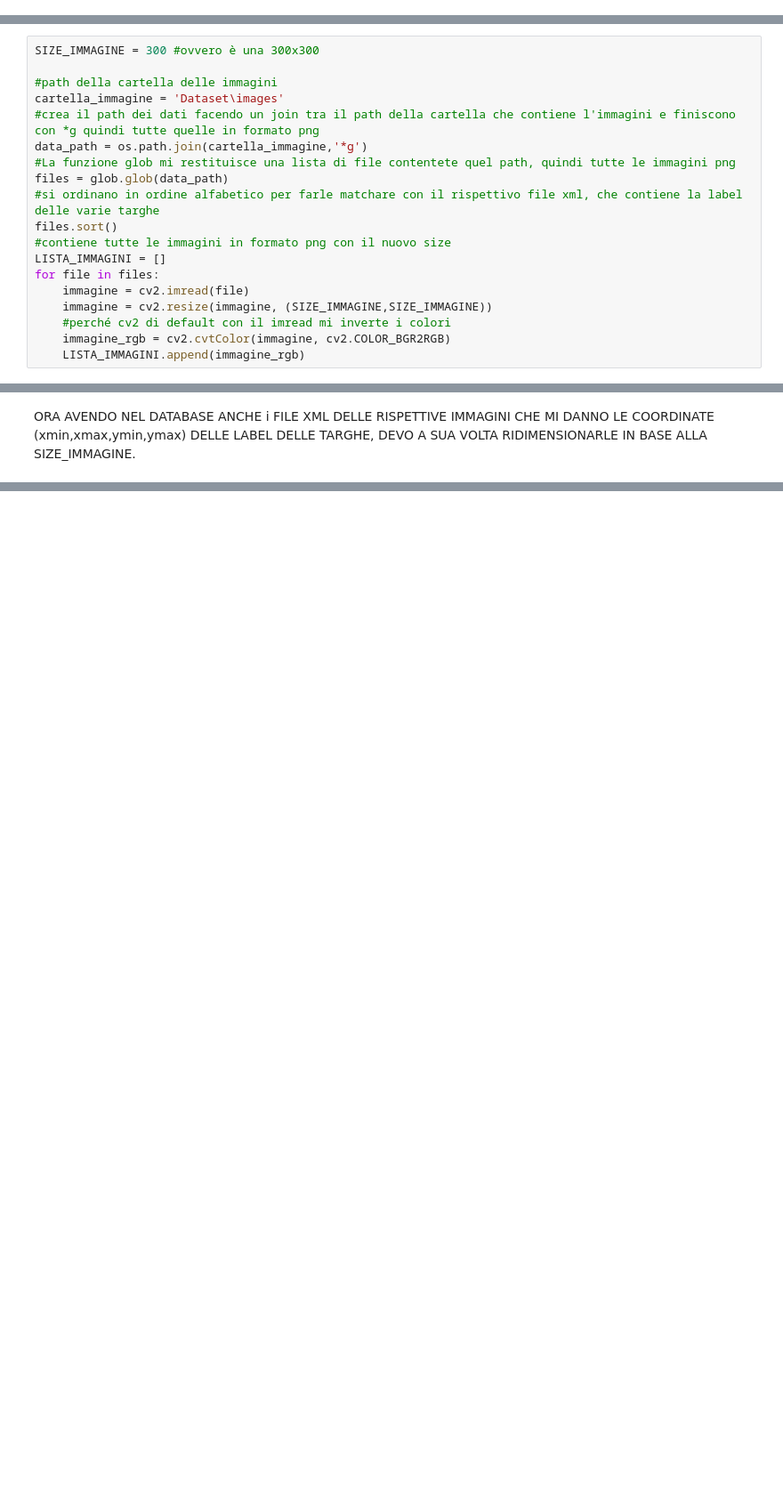
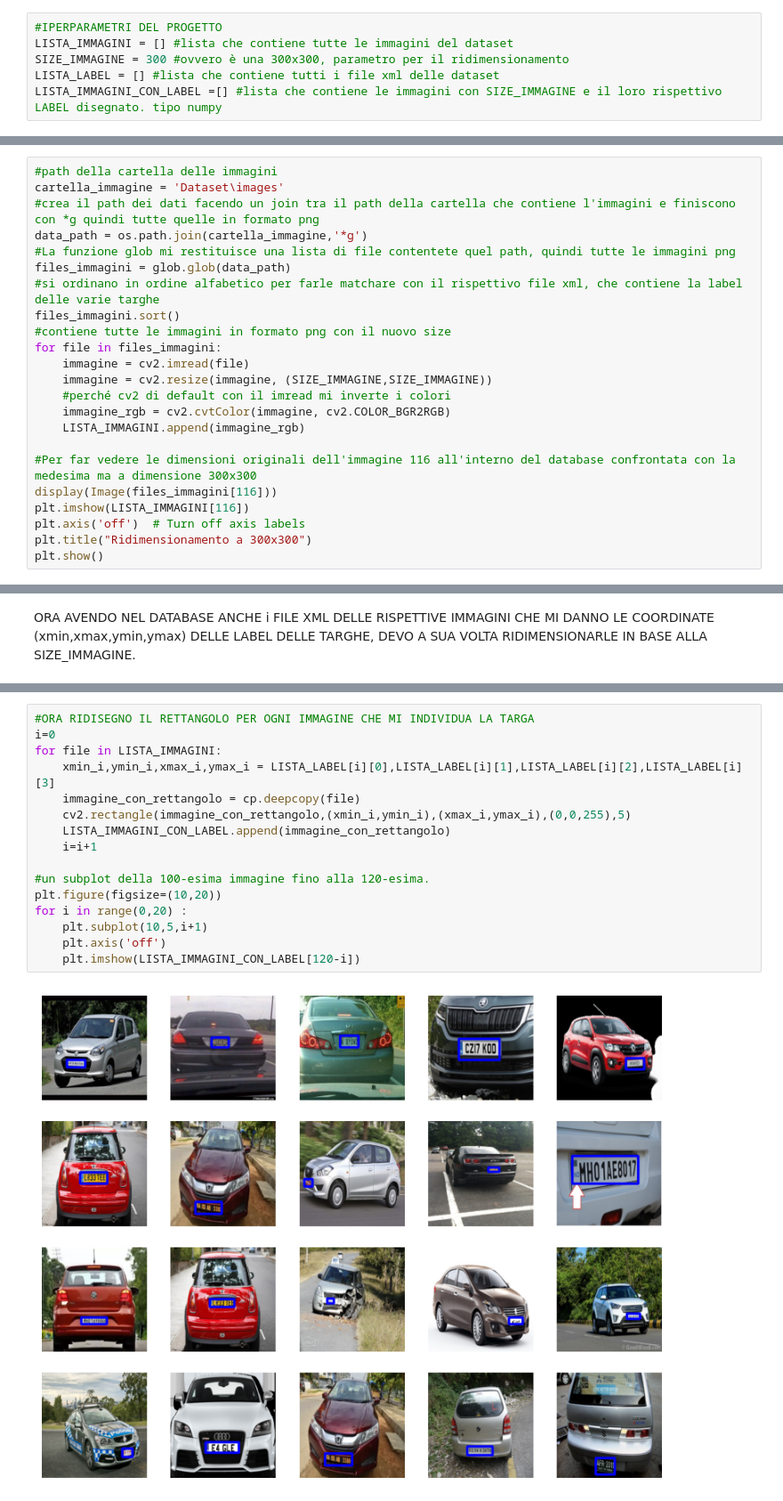
Before and after one commit to paolomastroo/CNN-and-OCR-for-car-plates, a Jupyter notebook: progetto.ipynb, the cells around one changed output, grey strips where cells are left out. Shown at 89% size. Drawn from its saved outputs; the diff is of its cells as text; blank space fills up the shorter version.

Commit message:
Disegno deile label nelle immagine ridimensionate

```diff
--- a/progetto.ipynb
+++ b/progetto.ipynb
@@ -13,21 +15,31 @@ from lxml import etree #libreria per scorrere i file xml
+# %%
+#IPERPARAMETRI DEL PROGETTO
+LISTA_IMMAGINI = [] #lista che contiene tutte le immagini del dataset
+SIZE_IMMAGINE = 300 #ovvero è una 300x300, parametro per il ridimensionamento
+LISTA_LABEL = [] #lista che contiene tutti i file xml delle dataset
+LISTA_IMMAGINI_CON_LABEL =[] #lista che contiene le immagini con SIZE_IMMAGINE e il loro rispettivo LABEL disegnato. tipo numpy
 # %% [markdown]
 PREPARAZIONE DEL DATI, OVVERO PREPROCESSING, BISOGNA AVERE LE IMMAGINI DELLA STESSA DIMENSIONE. (NON SERVE DATA AGGREGATION PERCHE' SONO ABBASTANZA I DATI DISPONIBILI ALL'INTERNO DI QUESTO DATASET)
 # %%
-SIZE_IMMAGINE = 300 #ovvero è una 300x300
-
 #path della cartella delle immagini
 cartella_immagine = 'Dataset\images'
 #crea il path dei dati facendo un join tra il path della cartella che contiene l'immagini e finiscono con *g quindi tutte quelle in formato png
 data_path = os.path.join(cartella_immagine,'*g')
 #La funzione glob mi restituisce una lista di file contentete quel path, quindi tutte le immagini png
-files = glob.glob(data_path)
+files_immagini = glob.glob(data_path)
 #si ordinano in ordine alfabetico per farle matchare con il rispettivo file xml, che contiene la label delle varie targhe
-files.sort()
+files_immagini.sort()
 #contiene tutte le immagini in formato png con il nuovo size
-LISTA_IMMAGINI = []
-for file in files:
+for file in files_immagini:
     immagine = cv2.imread(file)
     immagine = cv2.resize(immagine, (SIZE_IMMAGINE,SIZE_IMMAGINE))
     #perché cv2 di default con il imread mi inverte i colori
     immagine_rgb = cv2.cvtColor(immagine, cv2.COLOR_BGR2RGB)
     LISTA_IMMAGINI.append(immagine_rgb)
+
+#Per far vedere le dimensioni originali dell'immagine 116 all'interno del database confrontata con la medesima ma a dimensione 300x300
+display(Image(files_immagini[116]))
+plt.imshow(LISTA_IMMAGINI[116])
+plt.axis('off')  # Turn off axis labels
+plt.title("Ridimensionamento a 300x300")
+plt.show()
@@ -45,0 +87,18 @@ ORA AVENDO NEL DATABASE ANCHE i FILE XML DELLE RISPETTIVE IMMAGINI CHE MI DANNO
+# %%
+#ORA RIDISEGNO IL RETTANGOLO PER OGNI IMMAGINE CHE MI INDIVIDUA LA TARGA
+i=0
+for file in LISTA_IMMAGINI:
+    xmin_i,ymin_i,xmax_i,ymax_i = LISTA_LABEL[i][0],LISTA_LABEL[i][1],LISTA_LABEL[i][2],LISTA_LABEL[i][3]
+    immagine_con_rettangolo = cp.deepcopy(file)
+    cv2.rectangle(immagine_con_rettangolo,(xmin_i,ymin_i),(xmax_i,ymax_i),(0,0,255),5)
+    LISTA_IMMAGINI_CON_LABEL.append(immagine_con_rettangolo)
+    i=i+1
+
+#un subplot della 100-esima immagine fino alla 120-esima.
+plt.figure(figsize=(10,20))
+for i in range(0,20) :
+    plt.subplot(10,5,i+1)
+    plt.axis('off')
+    plt.imshow(LISTA_IMMAGINI_CON_LABEL[120-i])
+# %% [output]
+[figure, added]
```
Also changed, not shown: parts of 4 cells of this notebook.
